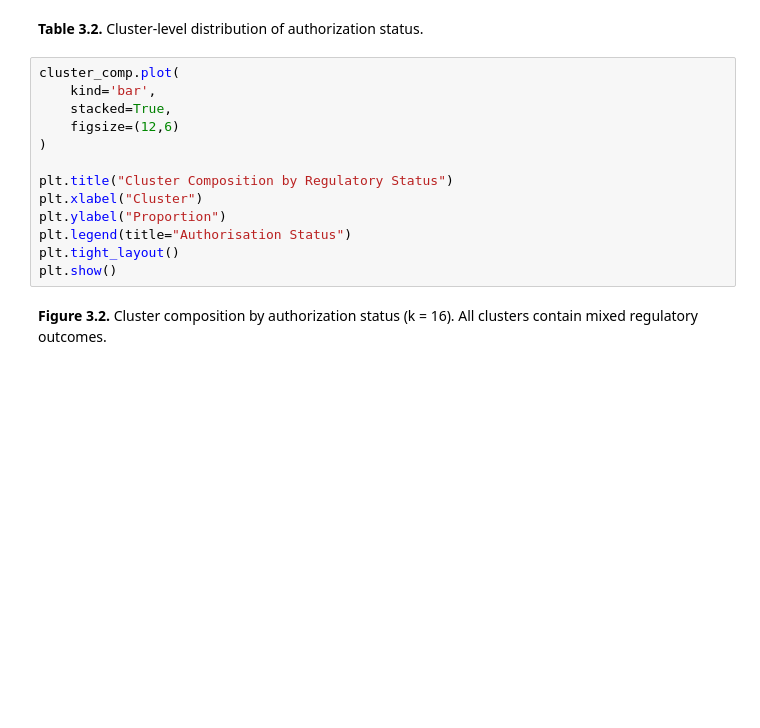
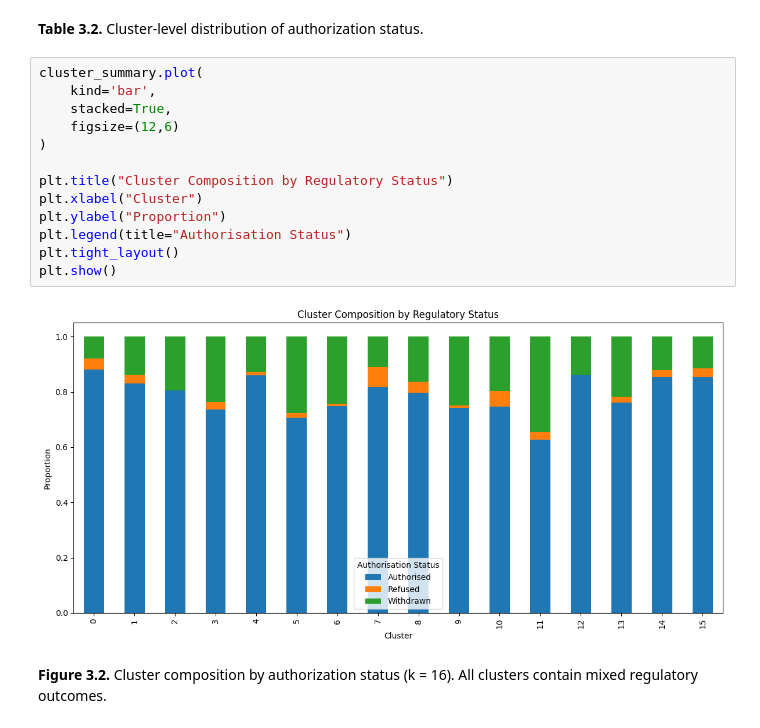
Before and after one commit to abhi-jindal/Uncovering-Latent-Risk-and-Structural-Regimes-in-Drug-Regulation, a Jupyter notebook: Mahesh_Wadhokar_M4.ipynb, the cells around one changed output. Saved outputs shown, nothing was run; the diff lists cells and outputs as text; blank space fills up the shorter version.

```diff
--- a/Mahesh_Wadhokar_M4.ipynb
+++ b/Mahesh_Wadhokar_M4.ipynb
@@ -215,18 +346,20 @@ display(cluster_summary)
 # %% [markdown]
 **Table 3.2.** Cluster-level distribution of authorization status.
 # %%
-cluster_comp.plot(
+cluster_summary.plot(
     kind='bar',
     stacked=True,
     figsize=(12,6)
 )
 
 plt.title("Cluster Composition by Regulatory Status")
 plt.xlabel("Cluster")
 plt.ylabel("Proportion")
 plt.legend(title="Authorisation Status")
 plt.tight_layout()
 plt.show()
+# %% [output]
+[figure, added]
 # %% [markdown]
 **Figure 3.2.** Cluster composition by authorization status (k = 16). All clusters contain mixed regulatory outcomes.
 # %%
```
Also changed, not shown: parts of 17 cells of this notebook.
